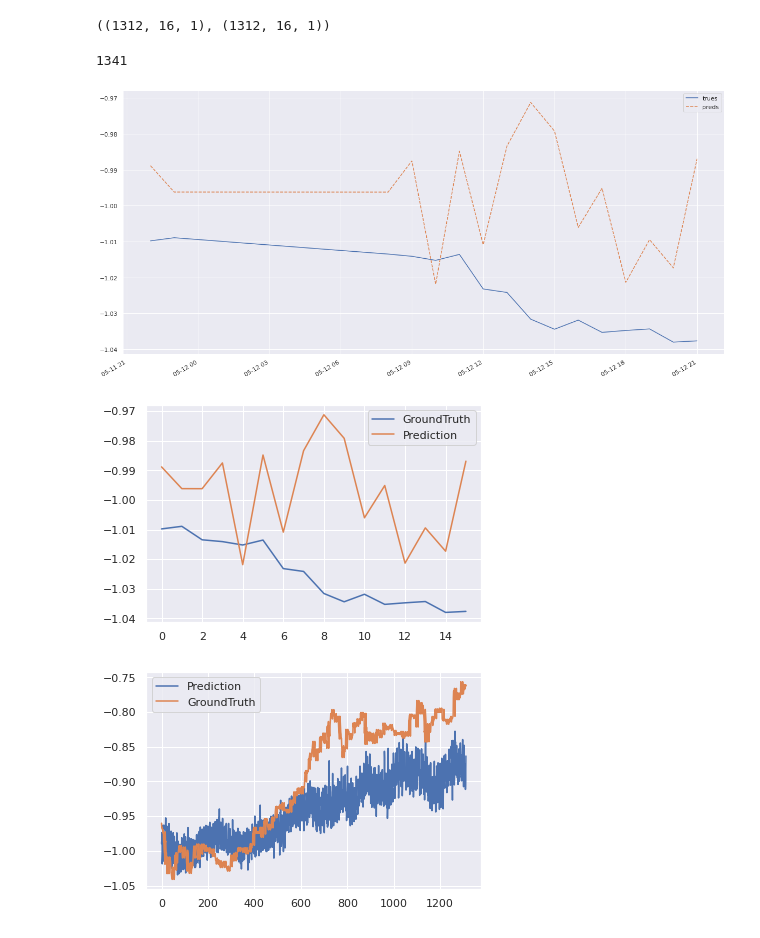
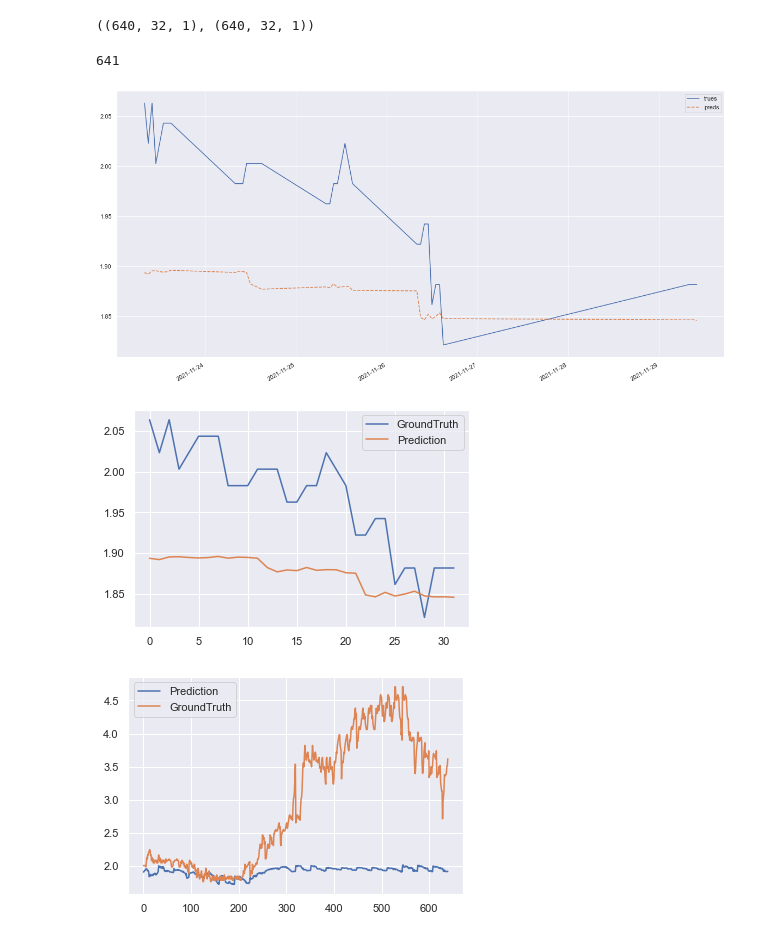
Before and after one commit to Biksbois/BiksStonks, a Jupyter notebook: Forcasting_Models/Informer/train_informer.ipynb, the cells around one changed output. Saved outputs shown, nothing was run; the diff lists cells and outputs as text; code cells hidden in the pictures.

```diff
--- a/Forcasting_Models/Informer/train_informer.ipynb
+++ b/Forcasting_Models/Informer/train_informer.ipynb
@@ -36,7 +35,7 @@ agg = {'open': 'first',
         'volume': 'sum'}
 # use db instead of csv
 if use_db:
-        conn = pg.connect(database='stonksdb', user='postgres', password='admin')
+        conn = pg.connect(database='stonksdb', user='postgres', password='stonk')
         # df format [date, features*, *target features]
         query = 'SELECT time AS date, open, high, low, volume, close \
                         FROM stock WHERE identifier = 15521 \
@@ -86,7 +85,7 @@ args.checkpoints = './informer_checkpoints' # location of model checkpoints
 
 args.seq_len = 96 # input sequence length of Informer encoder
 args.label_len = 48 # start token length of Informer decoder
-args.pred_len = 16 # prediction sequence length
+args.pred_len = 32 # prediction sequence length
 # Informer decoder input: concat[start token series(label_len), zero padding series(pred_len)]
 
 args.enc_in = 5 # encoder input size # ohlc + volume + [trade_count, vwap]
@@ -119,7 +118,7 @@ args.use_amp = False # whether to use automatic mixed precision training
 args.num_workers = 0
 args.itr = 1
 args.train_epochs = 10
-args.patience = 3
+args.patience = 100
 args.des = 'exp'
 
 args.use_gpu = True if torch.cuda.is_available() else False
@@ -133,5 +132,6 @@ Exp = Exp_Informer
 from utils.eval_tools import stock_id_to_df
 stocks_meta = pd.read_sql('SELECT dataset.identifier AS id, dataset.description AS name \
              FROM dataset ORDER BY dataset.identifier ASC \
-             LIMIT 10;', conn)
+             LIMIT 100;', conn)
+stocks_meta
 # %% [output]
@@ -175,7 +198,7 @@ preds = np.load(os.path.join('results', setting, 'pred.npy'))
 trues = np.load(os.path.join('results', setting, 'true.npy'))
 preds.shape, trues.shape
 # %% [output]
-((1312, 16, 1), (1312, 16, 1))
+((640, 32, 1), (640, 32, 1))
 # %%
 from data.data_loader import Dataset_Custom
 test_data = Dataset_Custom(args.root_path, flag='test', size=[args.seq_len, args.label_len, args.pred_len],
@@ -184,24 +207,24 @@ test_data = Dataset_Custom(args.root_path, flag='test', size=[args.seq_len, args
                  use_df=args.use_df, df=args.df)
 len(test_data)
 # %% [output]
-1341
+641
 # %%
 from utils.eval_tools import plot_preds_with_date
-idx = 42
+idx = 100
 plot_preds_with_date(trues[idx], preds[idx], test_data, idx, figsize=(20,10), style=['-', '--'])
 # %% [output]
-[figure, old version]
+[figure, new version]
 # %%
 import matplotlib.pyplot as plt
 # %%
-idx = 42
+idx = 100
 plt.figure()
 plt.plot(trues[idx], label='GroundTruth')
 plt.plot(preds[idx], label='Prediction')
 plt.legend()
 plt.show()
 # %% [output]
-[figure, old version]
+[figure, new version]
 # %%
 end = len(preds) // preds.shape[1] * preds.shape[1]
 preds_first = []
@@ -214,7 +237,7 @@ plt.plot(trues_first, label='GroundTruth')
 plt.legend()
 plt.show()
 # %% [output]
-[figure, old version]
+[figure, new version]
 # %%
 # metrics on test set
 mae, mse, rmse, mape, mspe = np.load(f'results/{setting}/metrics.npy')
```
Also changed, not shown: parts of 10 cells of this notebook, 13 other files.
